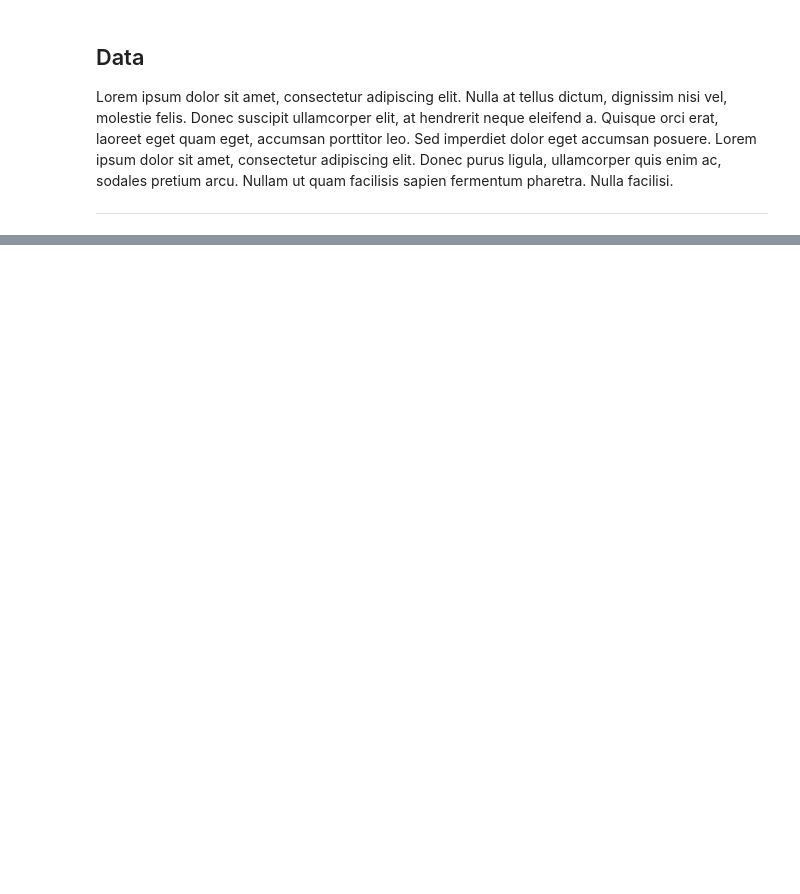
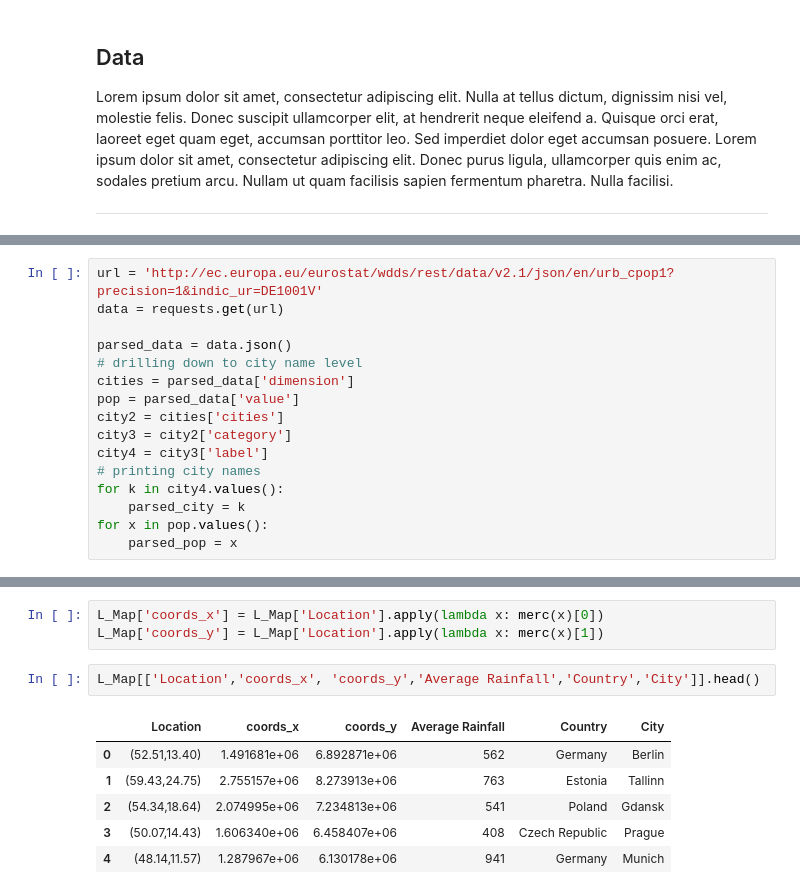
Before and after one commit to gerryk18/retire_at_50, a Jupyter notebook: Where to retire at 50.ipynb, the cells around one changed output, grey strips where cells are left out. Drawn from its saved outputs; the diff is of its cells as text; blank space fills up the shorter version.

```diff
--- a/Where to retire at 50.ipynb
+++ b/Where to retire at 50.ipynb
@@ -36,0 +43,16 @@ ___
+# %%
+url = 'http://ec.europa.eu/eurostat/wdds/rest/data/v2.1/json/en/urb_cpop1?precision=1&indic_ur=DE1001V'
+data = requests.get(url)
+
+parsed_data = data.json()
+# drilling down to city name level
+cities = parsed_data['dimension']
+pop = parsed_data['value']
+city2 = cities['cities']
+city3 = city2['category']
+city4 = city3['label']
+# printing city names
+for k in city4.values():
+    parsed_city = k
+for x in pop.values():
+    parsed_pop = x
@@ -92,0 +89,12 @@ show(p)
+# %%
+L_Map['coords_x'] = L_Map['Location'].apply(lambda x: merc(x)[0])
+L_Map['coords_y'] = L_Map['Location'].apply(lambda x: merc(x)[1])
+# %%
+L_Map[['Location','coords_x', 'coords_y','Average Rainfall','Country','City']].head()
+# %% [output]
+|  | Location | coords_x | coords_y | Average Rainfall | Country | City |
+| 0 | (52.51,13.40) | 1.491681e+06 | 6.892871e+06 | 562 | Germany | Berlin |
+| 1 | (59.43,24.75) | 2.755157e+06 | 8.273913e+06 | 763 | Estonia | Tallinn |
+| 2 | (54.34,18.64) | 2.074995e+06 | 7.234813e+06 | 541 | Poland | Gdansk |
+| 3 | (50.07,14.43) | 1.606340e+06 | 6.458407e+06 | 408 | Czech Republic | Prague |
+| 4 | (48.14,11.57) | 1.287967e+06 | 6.130178e+06 | 941 | Germany | Munich |
```
Also changed, not shown: parts of 15 cells of this notebook.
